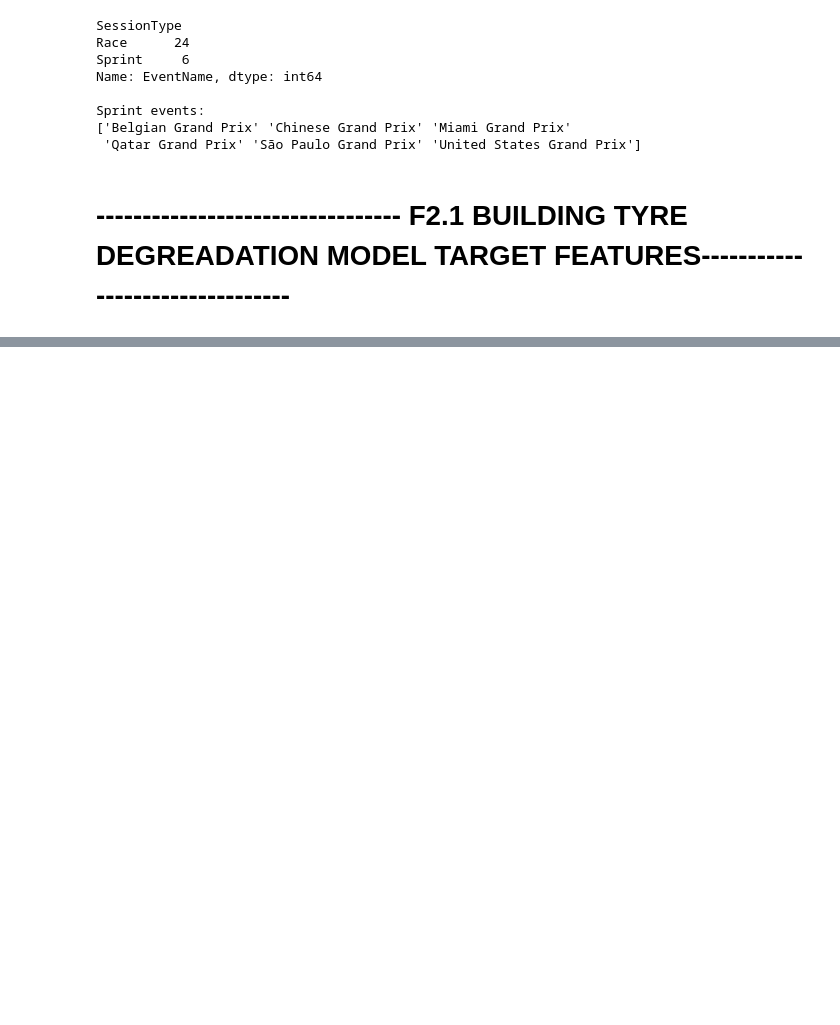
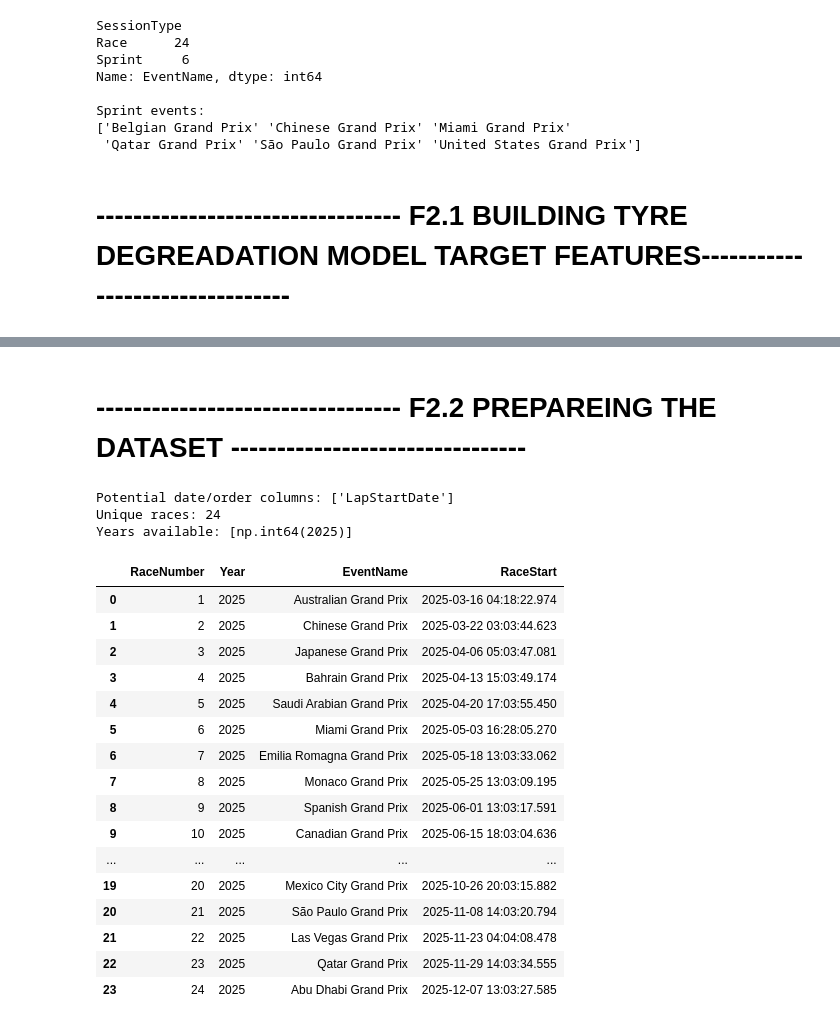
Before and after one commit to mohammedDhinojwala/f1-ai-race-strategy, a Jupyter notebook: notebooks/01_data_investigation.ipynb, the cells around one changed output, grey strips where cells are left out. Cells and saved outputs as stored; diff of their text form; code cells hidden in the pictures; blank space fills up the shorter version.

```diff
--- a/notebooks/01_data_investigation.ipynb
+++ b/notebooks/01_data_investigation.ipynb
@@ -9056,0 +9987,58 @@ Sprint events:
+# %% [markdown]
+
+# --------------------------------- F2.2 PREPAREING THE DATASET --------------------------------
+# %%
+# Find columns that may tell us the race date or round
+order_cols = [
+    col for col in tyre_master.columns
+    if any(word in col.lower()
+           for word in ["date", "round", "eventdate"])
+]
+
+print("Potential date/order columns:", order_cols)
+
+print(
+    "Unique races:",
+    tyre_master[["Year", "EventName"]]
+    .drop_duplicates()
+    .shape[0]
+)
+
+print(
+    "Years available:",
+    sorted(tyre_master["Year"].dropna().unique())
+)
+# %% [output]
+Potential date/order columns: ['LapStartDate']
+Unique races: 24
+Years available: [np.int64(2025)]
+# %%
+race_order = (
+    tyre_master
+    .groupby(["Year", "EventName"], as_index=False)
+    .agg(RaceStart=("LapStartDate", "min"))
+    .sort_values("RaceStart")
+    .reset_index(drop=True)
+)
+
+race_order["RaceNumber"] = range(1, len(race_order) + 1)
+
+display(race_order[["RaceNumber", "Year", "EventName", "RaceStart"]])
+# %% [output]
+|  | RaceNumber | Year | EventName | RaceStart |
+| 0 | 1 | 2025 | Australian Grand Prix | 2025-03-16 04:18:22.974 |
+| 1 | 2 | 2025 | Chinese Grand Prix | 2025-03-22 03:03:44.623 |
+| 2 | 3 | 2025 | Japanese Grand Prix | 2025-04-06 05:03:47.081 |
+| 3 | 4 | 2025 | Bahrain Grand Prix | 2025-04-13 15:03:49.174 |
+| 4 | 5 | 2025 | Saudi Arabian Grand Prix | 2025-04-20 17:03:55.450 |
+| 5 | 6 | 2025 | Miami Grand Prix | 2025-05-03 16:28:05.270 |
+| 6 | 7 | 2025 | Emilia Romagna Grand Prix | 2025-05-18 13:03:33.062 |
+| 7 | 8 | 2025 | Monaco Grand Prix | 2025-05-25 13:03:09.195 |
+| 8 | 9 | 2025 | Spanish Grand Prix | 2025-06-01 13:03:17.591 |
+| 9 | 10 | 2025 | Canadian Grand Prix | 2025-06-15 18:03:04.636 |
+| ... | ... | ... | ... | ... |
+| 19 | 20 | 2025 | Mexico City Grand Prix | 2025-10-26 20:03:15.882 |
+| 20 | 21 | 2025 | São Paulo Grand Prix | 2025-11-08 14:03:20.794 |
+| 21 | 22 | 2025 | Las Vegas Grand Prix | 2025-11-23 04:04:08.478 |
+| 22 | 23 | 2025 | Qatar Grand Prix | 2025-11-29 14:03:34.555 |
+| 23 | 24 | 2025 | Abu Dhabi Grand Prix | 2025-12-07 13:03:27.585 |
```
Also changed, not shown: parts of 37 cells of this notebook.
